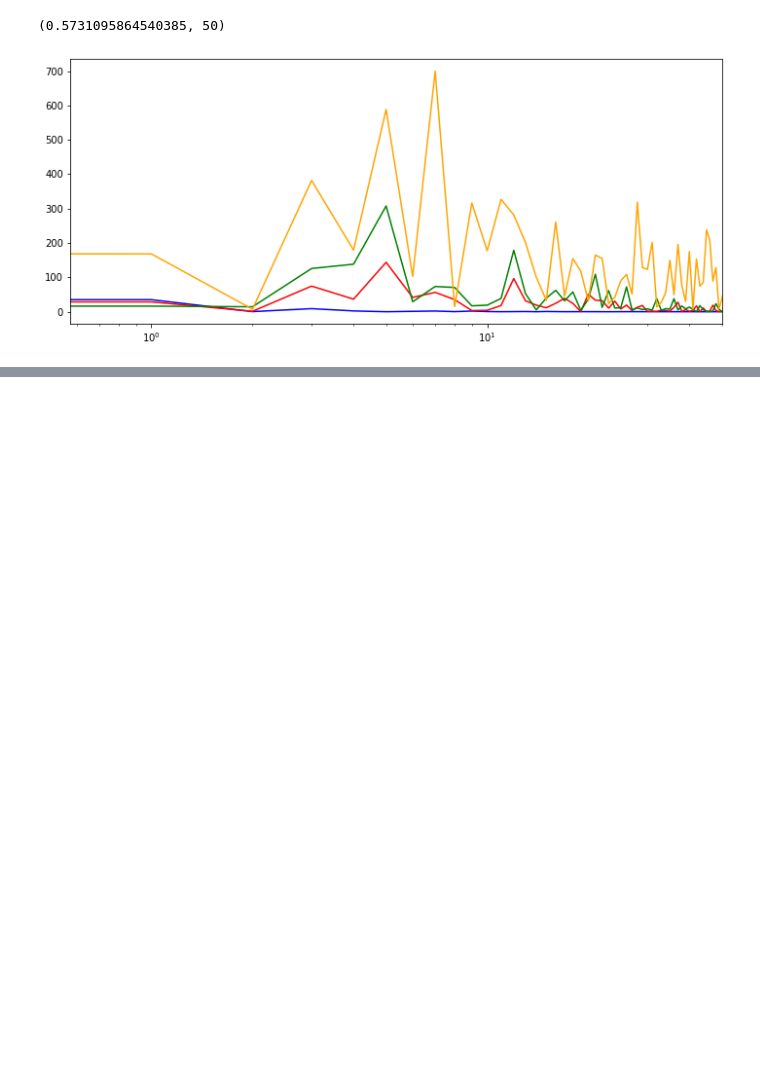
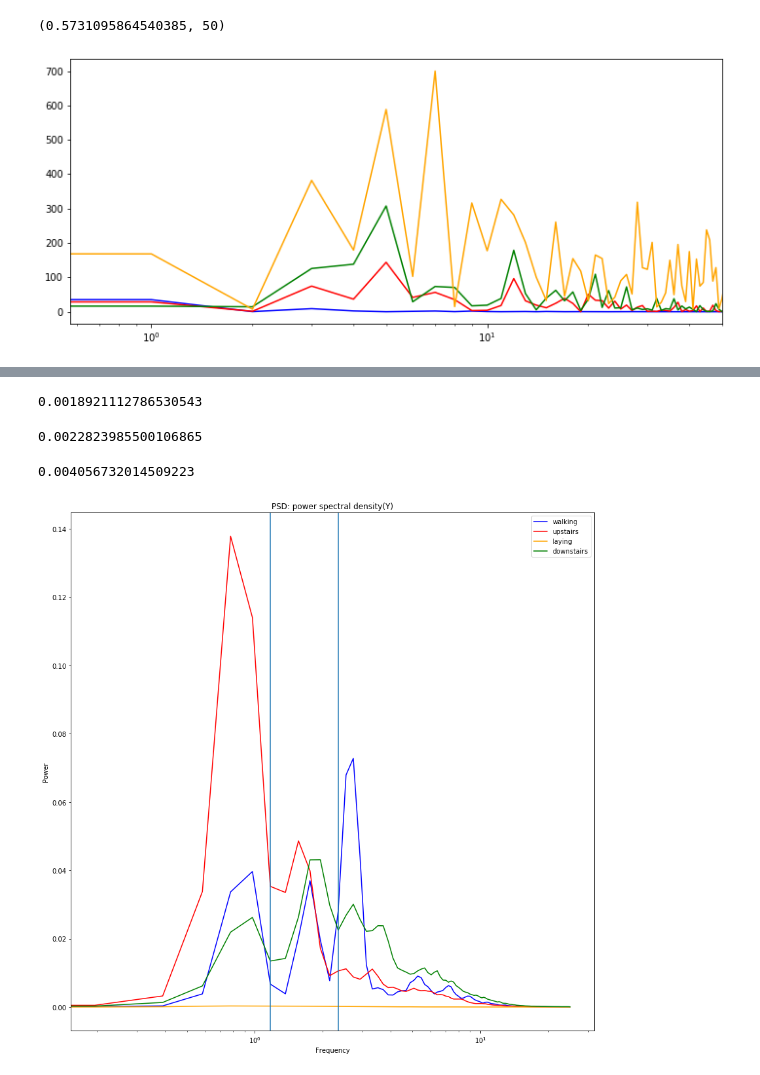
Before and after one commit to Devinml/Human-activity-recognition-using-smartphone-data, a Jupyter notebook: notebooks/EDA_RAW_DATA.ipynb, the cells around one changed output, grey strips where cells are left out. Drawn from its saved outputs; the diff is of its cells as text; code cells hidden in the pictures; blank space fills up the shorter version.

```diff
--- a/notebooks/EDA_RAW_DATA.ipynb
+++ b/notebooks/EDA_RAW_DATA.ipynb
@@ -234,0 +267,33 @@ plt.tight_layout()
+# %%
+simps(power[0:7],x=x1,dx=.1)
+# %% [output]
+0.0018921112786530543
+# %%
+simps(power4[0:7],x=x1,dx=.1)
+# %% [output]
+0.0022823985500106865
+# %%
+simps(power2[0:7],x=x1,dx=.1)
+# %% [output]
+0.004056732014509223
+# %%
+f,power = welch(butter_highpass(df_walk['gyroZ']),fs=50)
+f2,power2 = welch(butter_highpass(df_up['gyroZ']),fs=50)
+f3,power3 = welch(butter_highpass(df_lay['gyroZ']),fs=50)
+f4,power4 = welch(butter_highpass(df_down['gyroZ']),fs=50)
+# %%
+plt.figure(figsize=(12,12))
+# f = np.linspace(0,50,129)
+plt.semilogx(f, power,color='blue',label='walking')
+plt.semilogx(f2, power2,color='red',label='upstairs')
+plt.semilogx(f3,power3,color='orange',label='laying')
+plt.semilogx(f4,power4,color='green',label='downstairs')
+plt.title('PSD: power spectral density(Y)' )
+plt.axvline(x=1.171875)
+plt.axvline(x=2.34375)
+plt.legend()
+plt.xlabel('Frequency')
+plt.ylabel('Power')
+plt.tight_layout()
+# %% [output]
+[figure, added]
```
Also changed, not shown: parts of 7 cells of this notebook.
